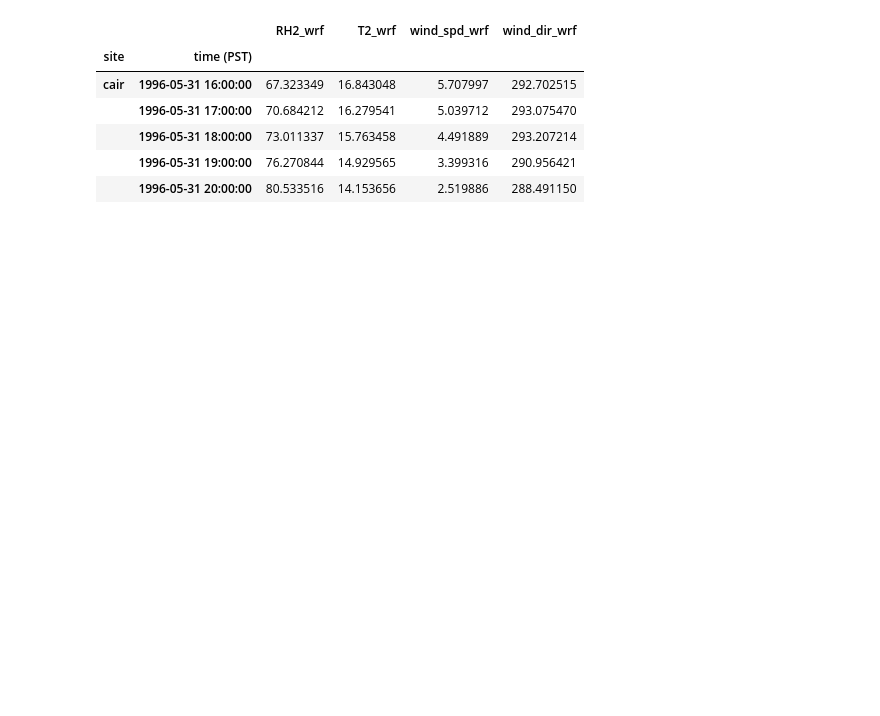
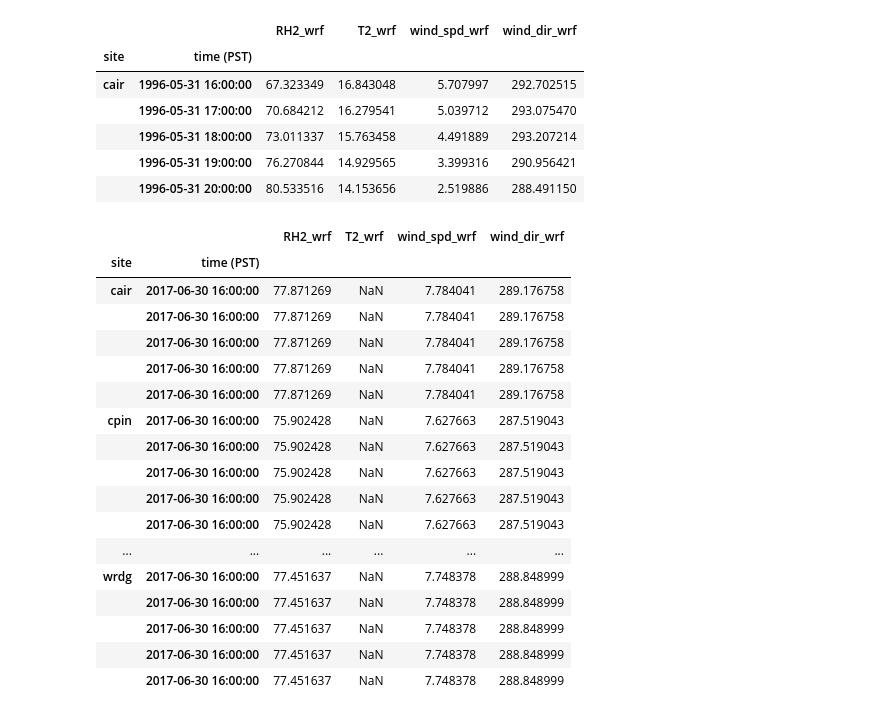
Before and after one commit to UCSB-NRS/sci-wrf-analysis, a Jupyter notebook: notebooks/wrf-met-validation.ipynb, the cells around one changed output. Drawn from its saved outputs; the diff is of its cells as text; code cells hidden in the pictures; blank space fills up the shorter version.

```diff
--- a/notebooks/wrf-met-validation.ipynb
+++ b/notebooks/wrf-met-validation.ipynb
@@ -152,7 +109,7 @@ wrf_df.describe()
 # %%
 # Convert K to C
 wrf_df['T2'] = wrf_df['T2'] - 273
-wrf_df.loc[wrf_df['T2'] == -273] = np.nan  # Handle bad values
+wrf_df.loc[wrf_df['T2'] == -273, 'T2'] = np.nan  # Handle bad values
 
 wrf_df['T2'].describe()
 # %% [output]
@@ -200,5 +157,26 @@ wrf_df.head()
 |  | 1996-05-31 18:00:00 | 73.011337 | 15.763458 | 4.491889 | 293.207214 |
 |  | 1996-05-31 19:00:00 | 76.270844 | 14.929565 | 3.399316 | 290.956421 |
 |  | 1996-05-31 20:00:00 | 80.533516 | 14.153656 | 2.519886 | 288.491150 |
+# %%
+wrf_df.loc[wrf_df.index.duplicated()]  # There's a handful of duplicated rows
+# %% [output]
+|  |  | RH2_wrf | T2_wrf | wind_spd_wrf | wind_dir_wrf |
+| site | time (PST) |  |  |  |  |
+| cair | 2017-06-30 16:00:00 | 77.871269 | NaN | 7.784041 | 289.176758 |
+|  | 2017-06-30 16:00:00 | 77.871269 | NaN | 7.784041 | 289.176758 |
+|  | 2017-06-30 16:00:00 | 77.871269 | NaN | 7.784041 | 289.176758 |
+|  | 2017-06-30 16:00:00 | 77.871269 | NaN | 7.784041 | 289.176758 |
+|  | 2017-06-30 16:00:00 | 77.871269 | NaN | 7.784041 | 289.176758 |
+| cpin | 2017-06-30 16:00:00 | 75.902428 | NaN | 7.627663 | 287.519043 |
+|  | 2017-06-30 16:00:00 | 75.902428 | NaN | 7.627663 | 287.519043 |
+|  | 2017-06-30 16:00:00 | 75.902428 | NaN | 7.627663 | 287.519043 |
+|  | 2017-06-30 16:00:00 | 75.902428 | NaN | 7.627663 | 287.519043 |
+|  | 2017-06-30 16:00:00 | 75.902428 | NaN | 7.627663 | 287.519043 |
+| ... | ... | ... | ... | ... | ... |
+| wrdg | 2017-06-30 16:00:00 | 77.451637 | NaN | 7.748378 | 288.848999 |
+|  | 2017-06-30 16:00:00 | 77.451637 | NaN | 7.748378 | 288.848999 |
+|  | 2017-06-30 16:00:00 | 77.451637 | NaN | 7.748378 | 288.848999 |
+|  | 2017-06-30 16:00:00 | 77.451637 | NaN | 7.748378 | 288.848999 |
+|  | 2017-06-30 16:00:00 | 77.451637 | NaN | 7.748378 | 288.848999 |
 # %%
 # Join dataframes
```
Also changed, not shown: parts of 12 cells of this notebook.
